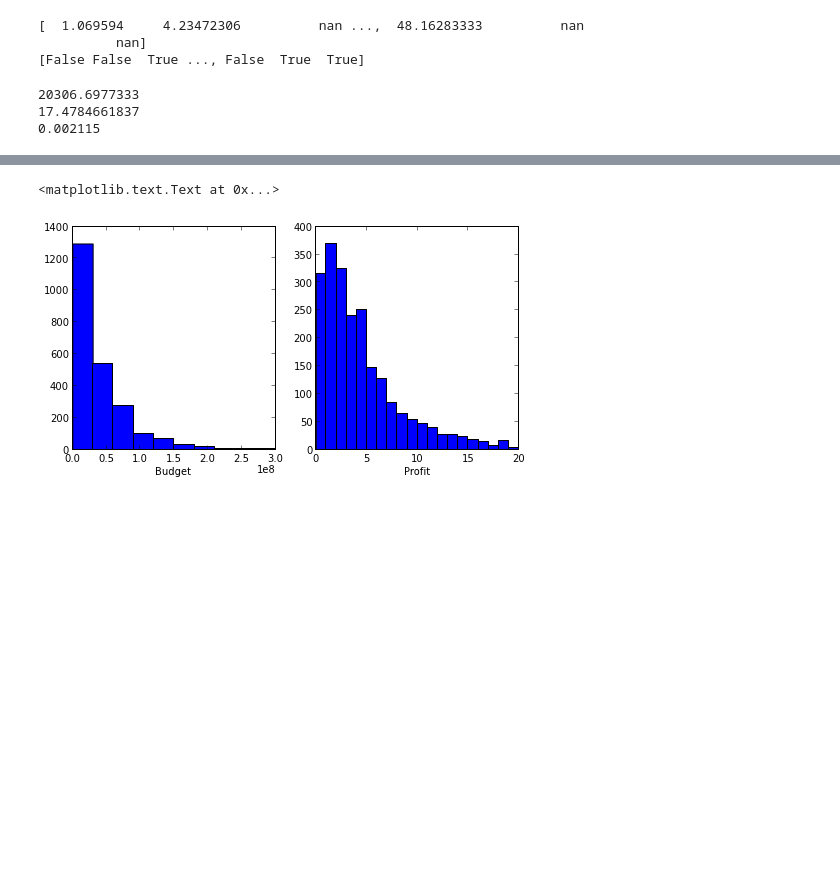
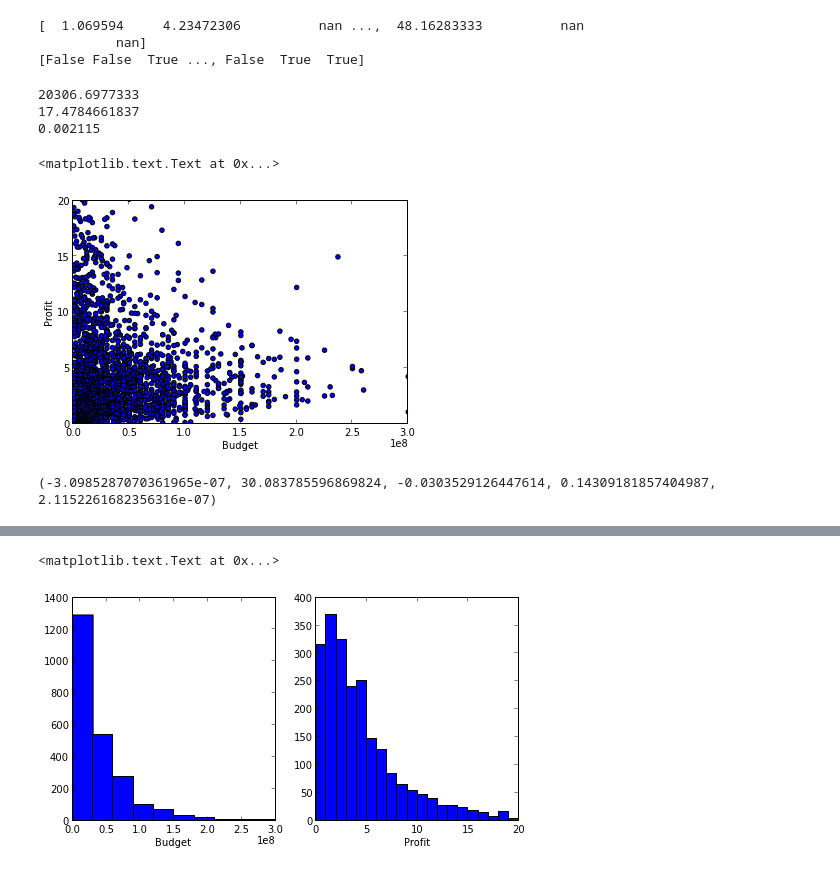
Before and after one commit to dmasad/cssGradWorkshops, a Jupyter notebook: ScientificPython/Data Analysis.ipynb, the cells around one changed output, grey strips where cells are left out. Saved outputs shown, nothing was run; the diff lists cells and outputs as text; code cells hidden in the pictures; blank space fills up the shorter version.

```diff
--- a/ScientificPython/Data Analysis.ipynb
+++ b/ScientificPython/Data Analysis.ipynb
@@ -62,3 +62,17 @@ print profit_clean.min()
 20306.6977333
 17.4784661837
 0.002115
+# %%
+plt.scatter(budget_clean, profit_clean)
+plt.ylim(0,20)
+plt.xlim(0,3e8)
+plt.xlabel("Budget")
+plt.ylabel("Profit")
+# %% [output]
+<matplotlib.text.Text at 0x...>
+[figure, added]
+# %%
+linear_model = st.linregress(budget_clean,profit_clean)
+print linear_model
+# %% [output]
+(-3.0985287070361965e-07, 30.083785596869824, -0.0303529126447614, 0.14309181857404987, 2.1152261682356316e-07)
```
Also changed, not shown: parts of 8 cells of this notebook, 2 other files.
